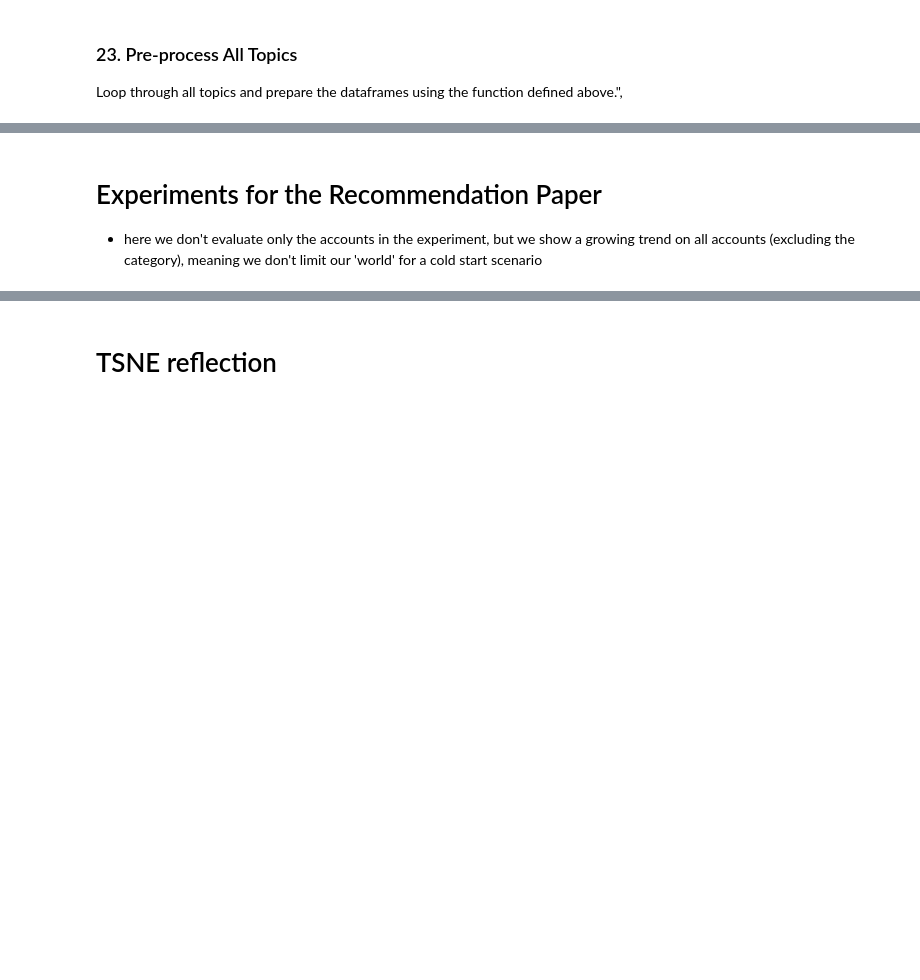
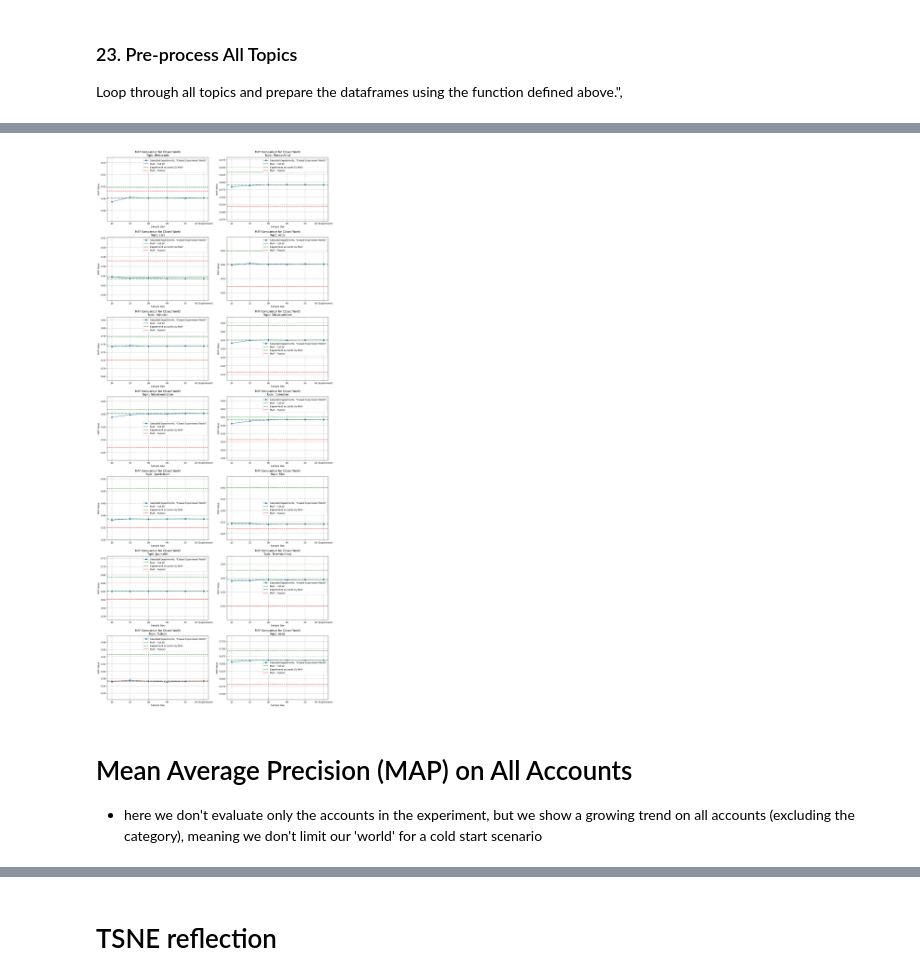
Before and after one commit to nirlotan/personalized_recommendation, a Jupyter notebook: recommendation_evaluation/recommendation_p2.ipynb, the cells around one changed output, grey strips where cells are left out. Saved outputs shown, nothing was run; the diff lists cells and outputs as text; code cells hidden in the pictures; blank space fills up the shorter version.

Commit message:
update based on the paper requirements

```diff
--- a/recommendation_evaluation/recommendation_p2.ipynb
+++ b/recommendation_evaluation/recommendation_p2.ipynb
@@ -308,40 +364,43 @@ for i, selected_topic in enumerate(topic_list):
     row = threshold_restuls[threshold_restuls["topic"] == selected_topic].iloc[0]
 
     # Data preparation
-    x_labels = ['10', '20', '30', '40', '50','All']
+    x_labels = ['10', '20', '30', '40', '50','All (Experiment)']
     y_values = [
         row['exp_sv_sample__10_map'],
         row['exp_sv_sample__20_map'],
         row['exp_sv_sample__30_map'],
         row['exp_sv_sample__40_map'],
         row['exp_sv_sample__50_map'],
         row['experimantsv_map'],
     ]
 
     # 3. Plotting on the specific subplot (ax)
-    ax.plot(x_labels, y_values, marker='o', label='Sampled Experiments')
+    ax.plot(x_labels, y_values, marker='o', label='Sampled Experiments, "Closed Experiment World"')
 
     # Calculate Y limits based on your logic
     max_y = max(row['fullsv_map'], row['popular_map']) + 0.05
     min_y = min(row['fullsv_map'], row['popular_map']) - 0.05
 
     # Add horizontal lines
-    ax.axhline(y=row['fullsv_map'], color='green', linestyle='--', label='Full SV MAP')
-    ax.axhline(y=row['popular_map'], color='red', linestyle='--', label='Popular MAP')
+    ax.axhline(y=row['fullsv_map'], color='green', linestyle='--', label='MAP - Full SV')
+    ax.axhline(y=row['experimantsv_map'], color='darkgreen', linestyle='-.', label='Experiment accounts SV MAP')
+    ax.axhline(y=row['popular_map'], color='red', linestyle='--', label='MAP - Popular')
 
     # Styling the subplot
-    ax.set_title(f"MAP Comparison for Topic: {selected_topic}")
+    ax.set_title(f"MAP Comparison for Closed World\nTopic: {selected_topic}")
     ax.set_xlabel("Sample Size")
     ax.set_ylabel("MAP Value")
     ax.set_ylim(min_y, max_y)
     ax.legend(loc='best')
     ax.grid(True)
 
 # 4. Hide any unused subplots (if topic count is odd)
 for j in range(i + 1, len(axes)):
     fig.delaxes(axes[j])
 
 # 5. Final layout adjustments and save
 plt.tight_layout()
 plt.savefig('all_topics_comparison.png', dpi=300)
 plt.show()
+# %% [output]
+[figure, added]
@@ -405,5 +407,5 @@ plt.show()
 # %% [markdown]
-# Experiments for the Recommendation Paper
+# Mean Average Precision (MAP) on All Accounts
 * here we don't evaluate only the accounts in the experiment, but we show a growing trend on all accounts (excluding the category),
 meaning we don't limit our 'world' for a cold start scenario
 # %%
```
Also changed, not shown: parts of 97 cells of this notebook.
